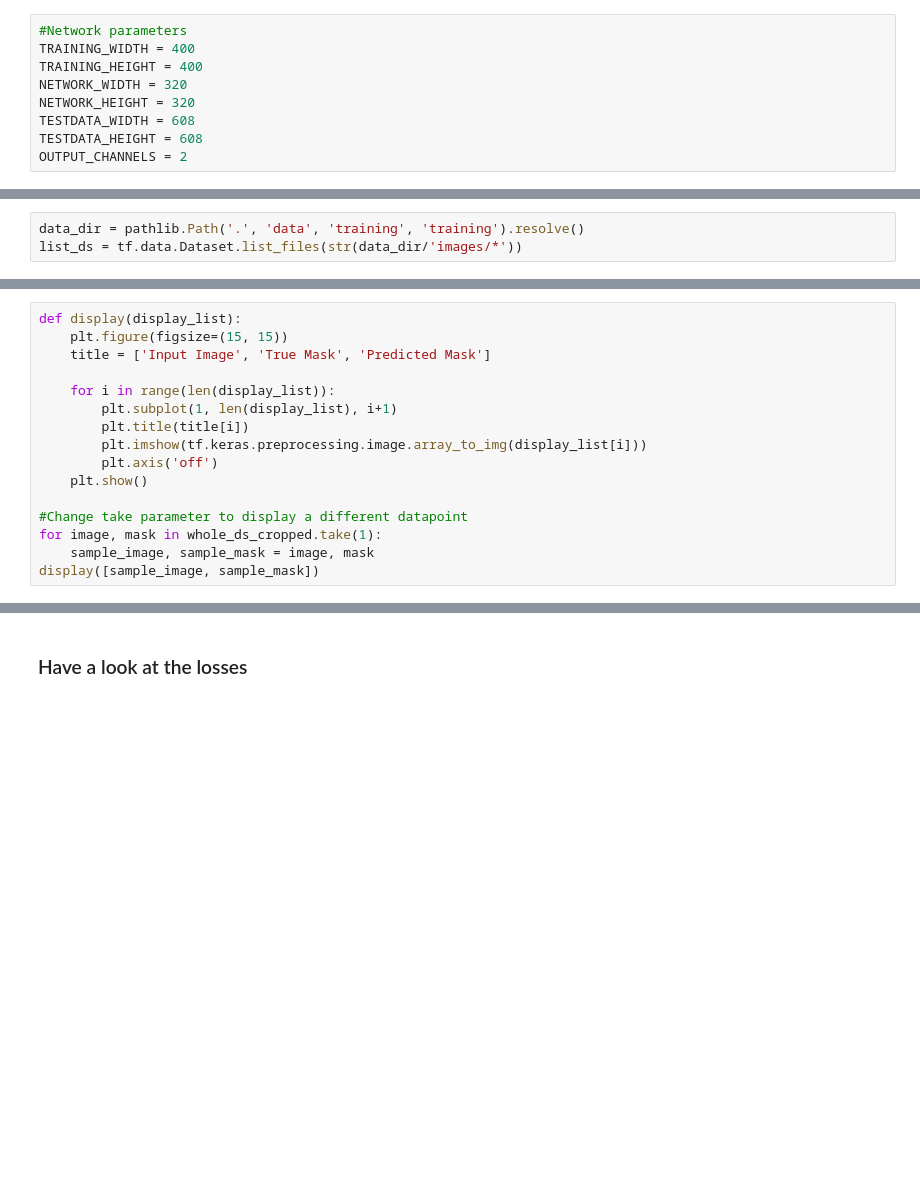
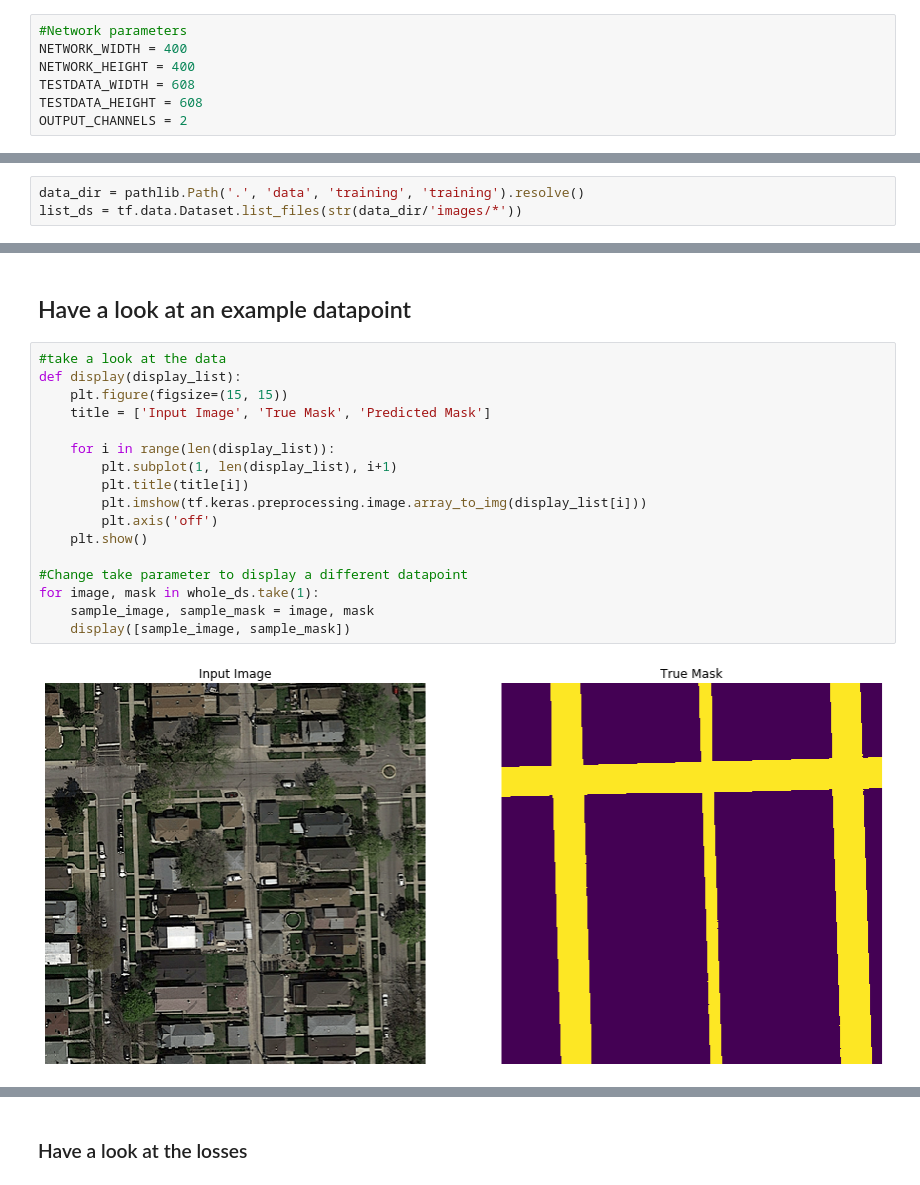
Before and after one commit to toubi92/CilProject20, a Jupyter notebook: segmentation_unet.ipynb, the cells around one changed output, grey strips where cells are left out. Drawn from its saved outputs; the diff is of its cells as text; blank space fills up the shorter version.

```diff
--- a/segmentation_unet.ipynb
+++ b/segmentation_unet.ipynb
@@ -17,9 +28,7 @@ import matplotlib.pyplot as plt
 # %%
 #Network parameters
-TRAINING_WIDTH = 400
-TRAINING_HEIGHT = 400
-NETWORK_WIDTH = 320
-NETWORK_HEIGHT = 320
+NETWORK_WIDTH = 400
+NETWORK_HEIGHT = 400
 TESTDATA_WIDTH = 608
 TESTDATA_HEIGHT = 608
 OUTPUT_CHANNELS = 2
@@ -138,16 +50,0 @@ len(list(train_ds))
-# %%
-def display(display_list):
-    plt.figure(figsize=(15, 15))
-    title = ['Input Image', 'True Mask', 'Predicted Mask']
-
-    for i in range(len(display_list)):
-        plt.subplot(1, len(display_list), i+1)
-        plt.title(title[i])
-        plt.imshow(tf.keras.preprocessing.image.array_to_img(display_list[i]))
-        plt.axis('off')
-    plt.show()
-
-#Change take parameter to display a different datapoint
-for image, mask in whole_ds_cropped.take(1):
-    sample_image, sample_mask = image, mask
-display([sample_image, sample_mask])
@@ -253,0 +135,21 @@ model_history = model.fit(train_dataset, epochs=EPOCHS,
+# %% [markdown]
+## Have a look at an example datapoint
+# %%
+#take a look at the data
+def display(display_list):
+    plt.figure(figsize=(15, 15))
+    title = ['Input Image', 'True Mask', 'Predicted Mask']
+
+    for i in range(len(display_list)):
+        plt.subplot(1, len(display_list), i+1)
+        plt.title(title[i])
+        plt.imshow(tf.keras.preprocessing.image.array_to_img(display_list[i]))
+        plt.axis('off')
+    plt.show()
+
+#Change take parameter to display a different datapoint
+for image, mask in whole_ds.take(1):
+    sample_image, sample_mask = image, mask
+    display([sample_image, sample_mask])
+# %% [output]
+[figure, added]
```
Also changed, not shown: parts of 54 cells of this notebook.
